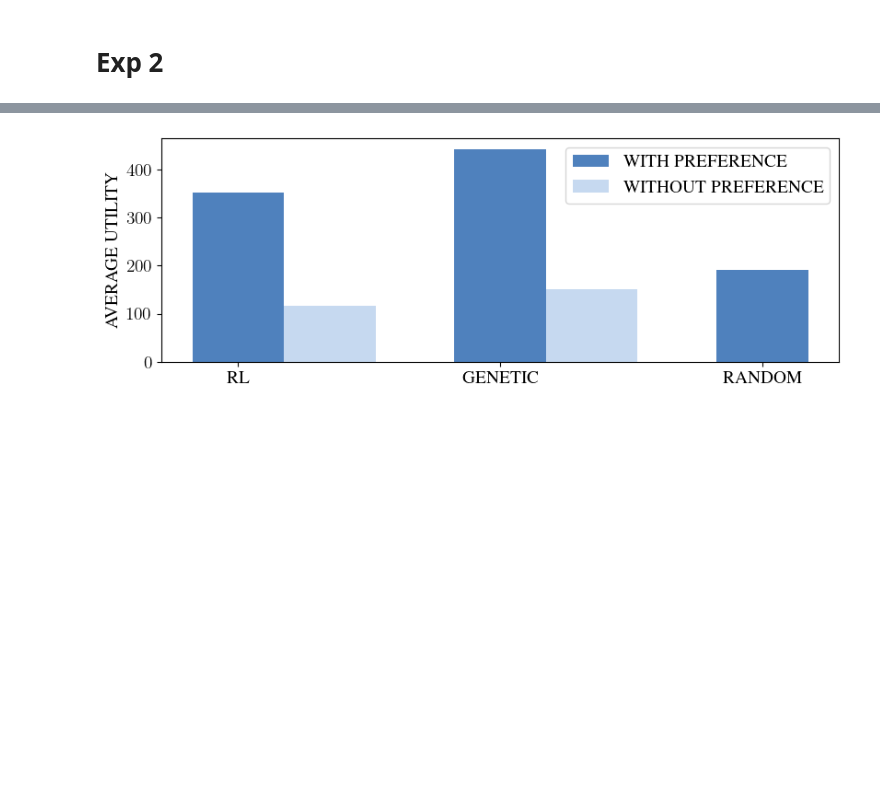
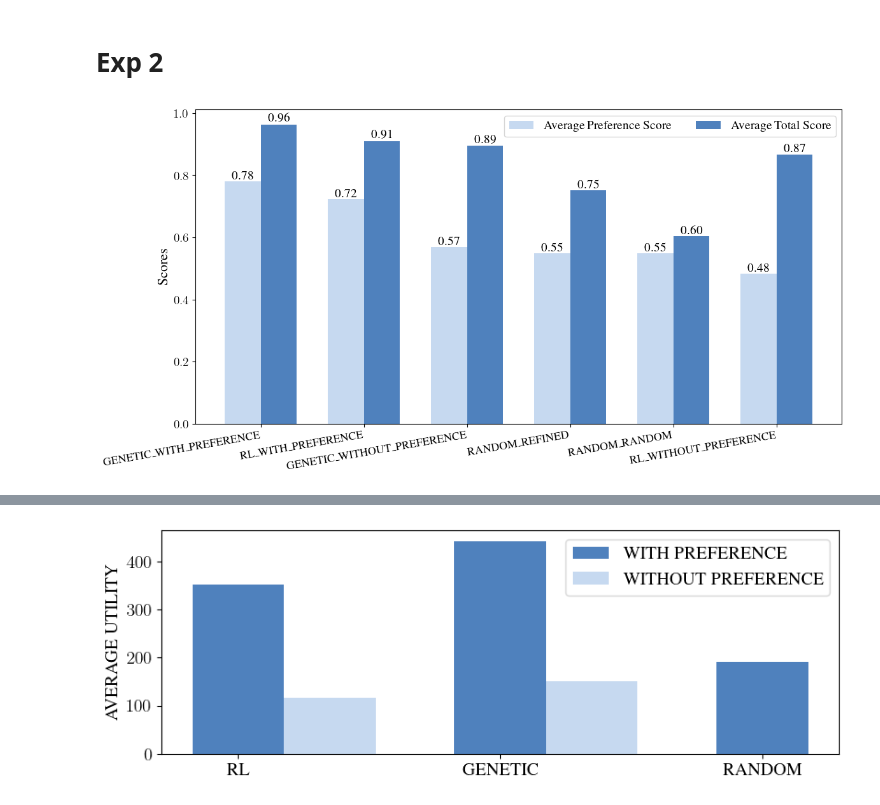
Before and after one commit to Laurie2905-JOHN/Masters_RL, a Jupyter notebook: notebooks/plotting.ipynb, the cells around one changed output, grey strips where cells are left out. Cells and saved outputs as stored; diff of their text form; code cells hidden in the pictures; blank space fills up the shorter version.

Commit message:
updates to feedback reward test to work

```diff
--- a/notebooks/plotting.ipynb
+++ b/notebooks/plotting.ipynb
@@ -2875,39 +2875,41 @@ for method in methods:
 average_rewards = np.array(average_rewards)
 average_scores = np.array(average_scores)
 
 # Sort the methods by average preference score
 sorted_indices = np.argsort(average_scores)[::-1]
 average_rewards_sorted = average_rewards[sorted_indices]
 average_scores_sorted = average_scores[sorted_indices]
 labels_sorted = np.array(labels)[sorted_indices]
 
 # Plot the results
 x = np.arange(len(labels_sorted))  # the label locations
 width = 0.35  # the width of the bars
 
 plt.figure(figsize=(12, 6))
 bars1 = plt.bar(x - width/2, average_scores_sorted, width, label='Average Preference Score', color='#c6d9f0')
 bars2 = plt.bar(x + width/2, average_rewards_sorted, width, label='Average Total Score', color="#4f81bd")
 
 # Add values on top of each bar
 for bar in bars1:
     yval = bar.get_height()
-    plt.text(bar.get_x() + bar.get_width()/2, yval, f'{yval:.2f}', va='bottom', ha='center', fontsize=12)
+    plt.text(bar.get_x() + bar.get_width()/2, yval, f'{yval:.2f}', va='bottom', ha='center', fontsize=14)
 
 for bar in bars2:
     yval = bar.get_height()
-    plt.text(bar.get_x() + bar.get_width()/2, yval, f'{yval:.2f}', va='bottom', ha='center', fontsize=12)
+    plt.text(bar.get_x() + bar.get_width()/2, yval, f'{yval:.2f}', va='bottom', ha='center', fontsize=14)
 
 
 # Add some text for labels, title and custom x-axis tick labels, etc.
-plt.ylabel('Scores', fontsize=14)
-plt.title('Average Preference Score and Reward by Method', fontsize=16)
-plt.xticks(x, labels_sorted, rotation=25, ha='right', fontsize=13)
+plt.ylabel('Scores', fontsize=16)
+# plt.title('Average Preference Score and Reward by Method', fontsize=16)
+plt.xticks(x, labels_sorted, rotation=10, ha='right', fontsize=13)
 plt.yticks(fontsize=14)
-plt.legend(fontsize=12)
+plt.legend(fontsize=14, ncol = 2)
 
 plt.tight_layout()
 plt.show()
+# %% [output]
+[figure, added]
 # %%
 import numpy as np
 import matplotlib.pyplot as plt
```
Also changed, not shown: parts of 15 cells of this notebook, 1 other file.
